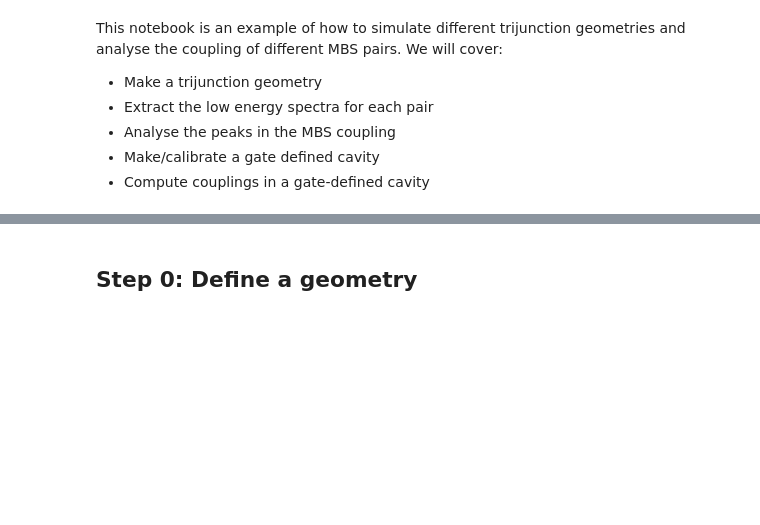
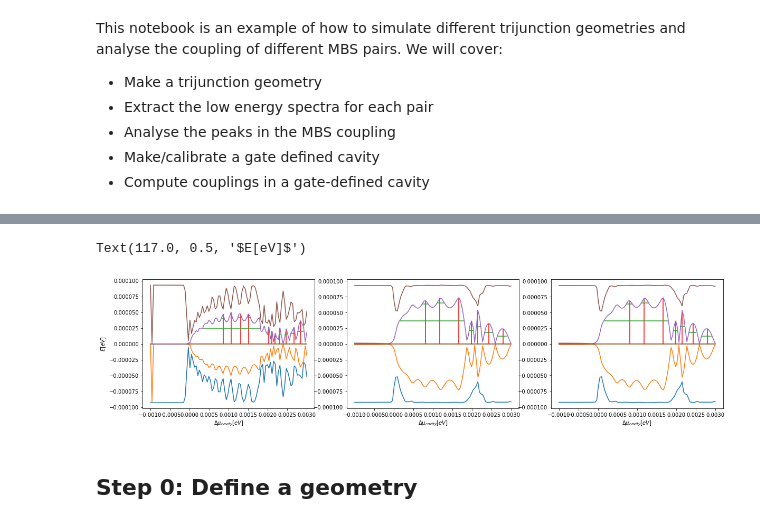
Before and after one commit to Satin21/Trijunction, a Jupyter notebook: analysis/tutorial_geometry.ipynb, the cells around one changed output, grey strips where cells are left out. Cells and saved outputs as stored; diff of their text form; code cells hidden in the pictures; blank space fills up the shorter version.

```diff
--- a/analysis/tutorial_geometry.ipynb
+++ b/analysis/tutorial_geometry.ipynb
@@ -51,0 +166,12 @@ We will cover:
+# %%
+params = list(pm.single_parameter(key='mu_qd', vals=vals, max_phis=max_phis, offset=center))
+args = list(it.product([0], params))
+args_db = db.from_sequence(args)
+# %%
+%%time
+with Cluster(options) as cluster:
+    cluster.adapt(minimum=1, maximum=20)
+    client = cluster.get_client()
+    print("http://io.quantumtinkerer.tudelft.nl/user/jdtorres/proxy/"+cluster.dashboard_link[17:])
+
+    result = args_db.map(wrap).compute()
@@ -52,3 +182,24 @@ We will cover:
+# %%
+kwargs = {'prominence': 10e-6}
+spectra, couplings, wfs, peaks, widths = tl.coupling_data(result, n=n, **kwargs)
+# %%
+widths = np.array(widths)
+# %%
+fig, ax = plt.subplots(ncols=3, figsize=(16, 4))
+fig.tight_layout(w_pad=3)
+phis = np.linspace(0, 2, 100)
+for i in range(3):
+    ax[i].plot(vals, spectra[i])
+    ax[i].vlines(x=vals[peaks[i]], ymin=0, ymax=couplings[i][peaks[i]], color='red')
+    heights, xmin, xmax = widths[i][1:]
+    xmin = (vals[-1]-vals[0])*xmin/100 + vals[0] + (vals[1]-vals[0])/2
+    xmax = (vals[-1]-vals[0])*xmax/100 + vals[0] + (vals[1]-vals[0])/2
+    ax[i].hlines(y=heights, xmin=xmin, xmax=xmax, color="C2")
+    ax[i].set_xlabel(r'$\Delta\mu_{cavity} [eV]$')
+ax[0].set_ylabel(r'$E[eV]$')
+# %% [output]
+Text(117.0, 0.5, '$E[eV]$')
+[figure, added]
 # %% [markdown]
 ## Step 0: Define a geometry
 # %%
```
Also changed, not shown: parts of 15 cells of this notebook, 5 other files.
